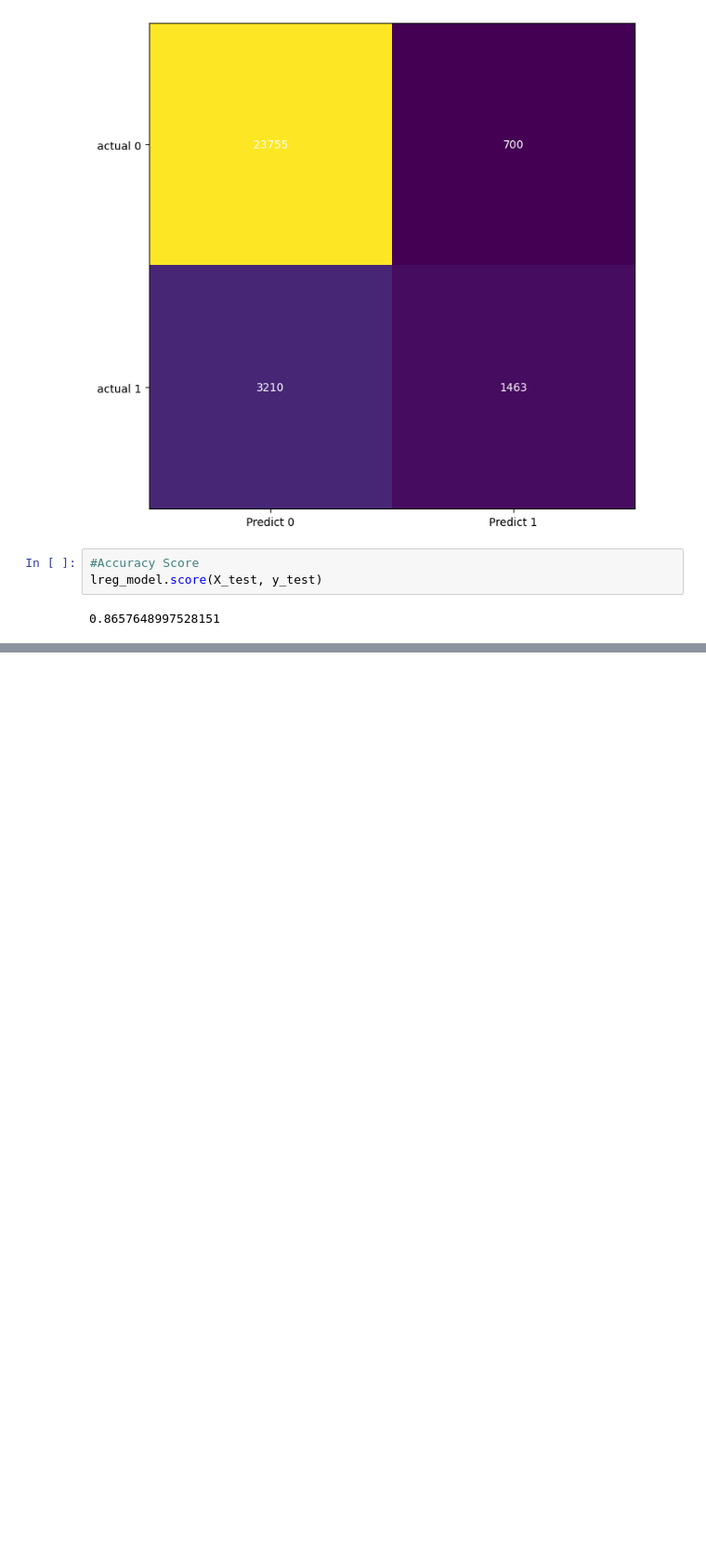
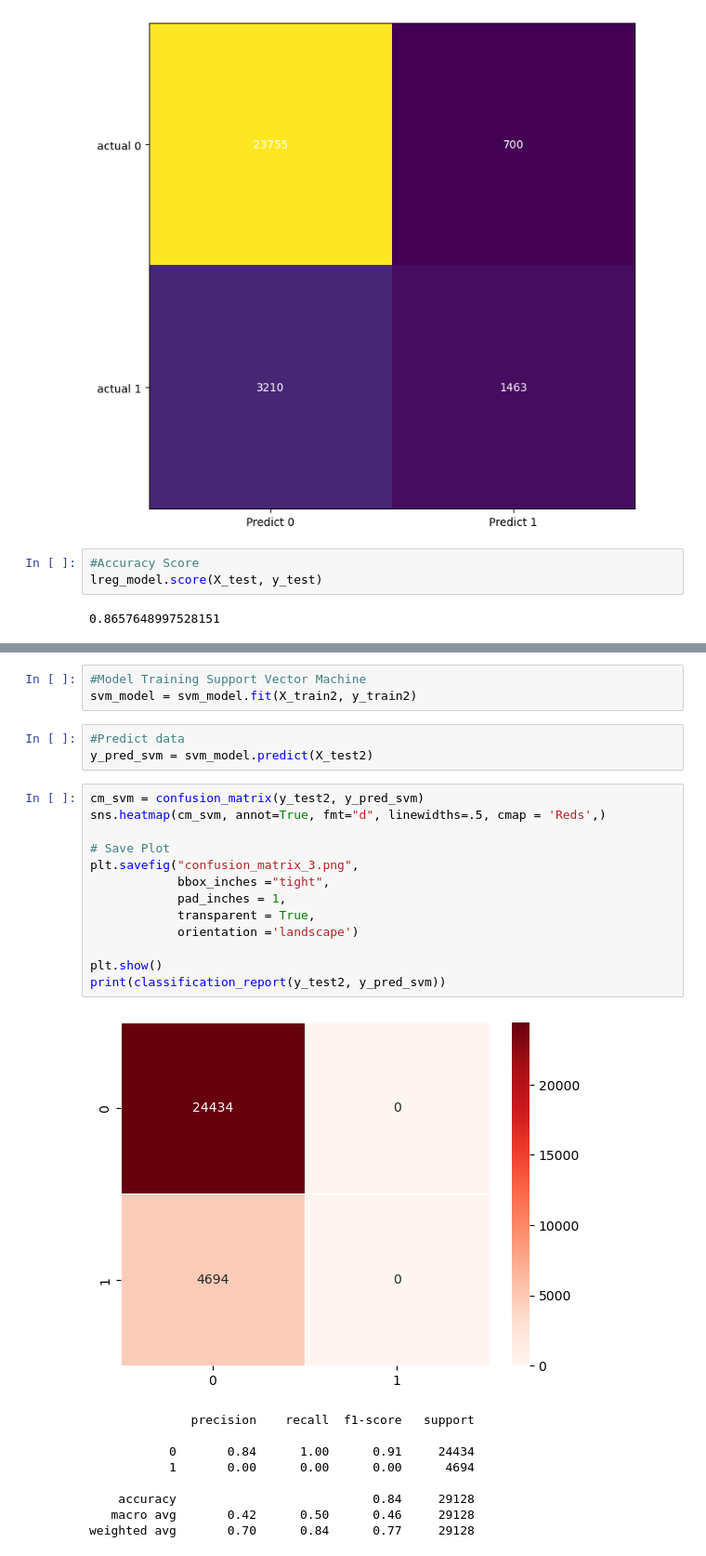
Before and after one commit to qarisp/H8_PYTN-KS08-019, a Jupyter notebook: FinalProject/FinalProject2/Notebook/PYTN_KampusMerdeka_fp2_Qaris Ardian Pratama.ipynb, the cells around one changed output, grey strips where cells are left out. Shown at 93% size. Cells and saved outputs as stored; diff of their text form; blank space fills up the shorter version.

```diff
--- a/FinalProject/FinalProject2/Notebook/PYTN_KampusMerdeka_fp2_Qaris Ardian Pratama.ipynb
+++ b/FinalProject/FinalProject2/Notebook/PYTN_KampusMerdeka_fp2_Qaris Ardian Pratama.ipynb
@@ -947,0 +1121,29 @@ lreg_model.score(X_test, y_test)
+# %%
+#Model Training Support Vector Machine
+svm_model = svm_model.fit(X_train2, y_train2)
+# %%
+#Predict data
+y_pred_svm = svm_model.predict(X_test2)
+# %%
+cm_svm = confusion_matrix(y_test2, y_pred_svm)
+sns.heatmap(cm_svm, annot=True, fmt="d", linewidths=.5, cmap = 'Reds',)
+
+# Save Plot
+plt.savefig("confusion_matrix_3.png",
+            bbox_inches ="tight",
+            pad_inches = 1,
+            transparent = True,
+            orientation ='landscape')
+
+plt.show()
+print(classification_report(y_test2, y_pred_svm))
+# %% [output]
+[figure, added]
+              precision    recall  f1-score   support
+
+           0       0.84      1.00      0.91     24434
+           1       0.00      0.00      0.00      4694
+
+    accuracy                           0.84     29128
+   macro avg       0.42      0.50      0.46     29128
+weighted avg       0.70      0.84      0.77     29128
```
Also changed, not shown: parts of 47 cells of this notebook, 7 other files.
